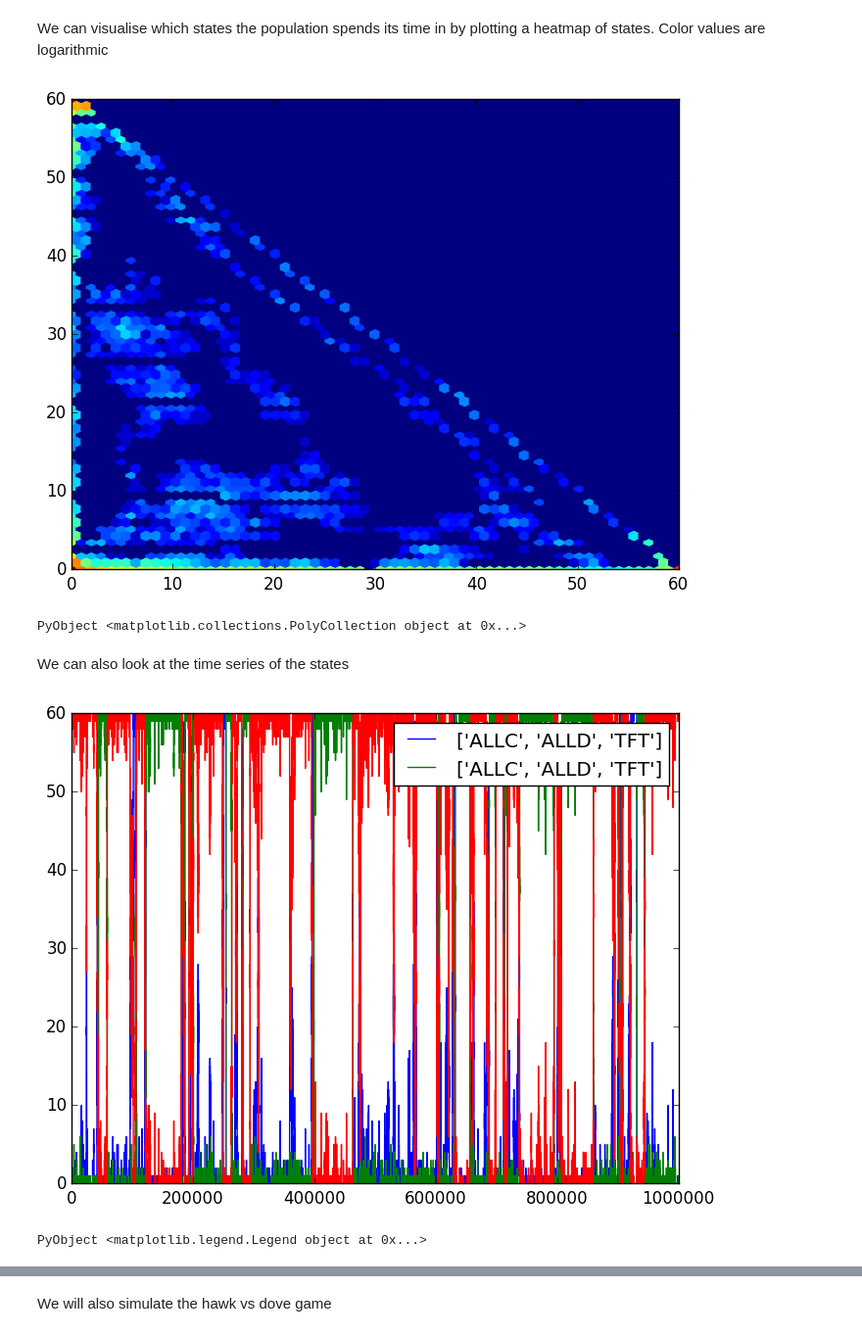
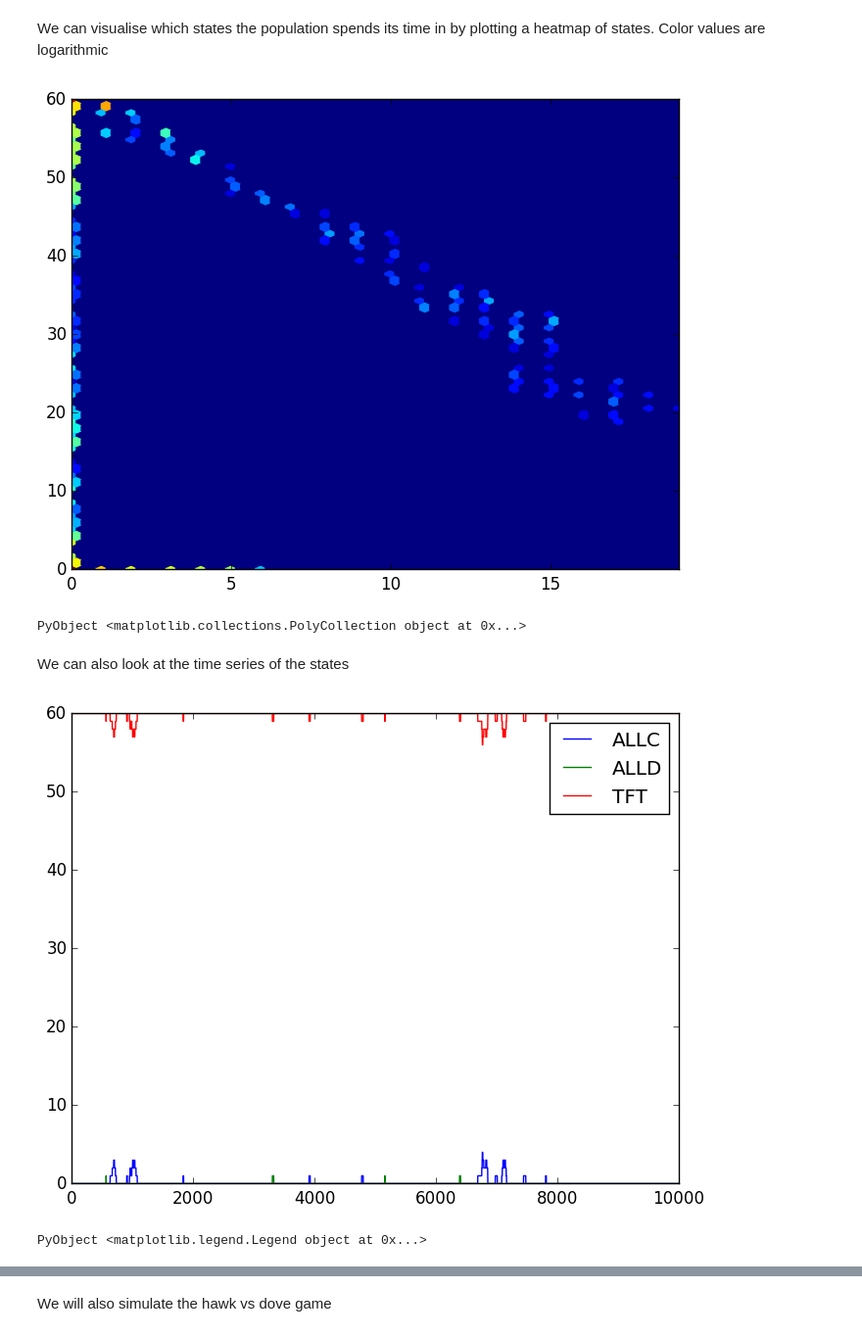
Before and after one commit to computationalevolutionarydynamics/Jedy.jl, a Jupyter notebook: notebooks/Finite Populations.ipynb, the cells around one changed output, grey strips where cells are left out. Shown at 98% size. Drawn from its saved outputs; the diff is of its cells as text; code cells hidden in the pictures.

Commit message:
Updated notebook to use new SymmetricGame type

```diff
--- a/notebooks/Finite Populations.ipynb
+++ b/notebooks/Finite Populations.ipynb
@@ -48,7 +47,7 @@ Now we will create and simulate a simple population with $N = 60$, $u = 10^{-2}$
 # Calculate initial population
 initialPop = Population([20, 20, 20])
 # Define the payoff functions
-function PayoffP1(p1strat, p2strat)
+function dilemmaPayoff(p1strat, p2strat)
     # Set values of the payoffs
     T = 5
     R = 3
@@ -64,31 +63,10 @@ function PayoffP1(p1strat, p2strat)
               R*m-c S+P*(m-1)-c R*m-c]
     return payoffMatrix[p1strat, p2strat]
 end
-function PayoffP2(p1strat, p2strat)
-    # Set values of the payoffs
-    T = 5
-    R = 3
-    P = 1
-    S = 0.1
-    # Set number of rounds to play
-    m = 10
-    # Set penalty
-    c = 0.8
-    # Hence, calculate payoff matrix
-    payoffMatrix = [R*m S*m R*m;
-              T*m P*m T + P*(m-1);
-              R*m-c S+P*(m-1)-c R*m-c]'
-    return payoffMatrix[p1strat, p2strat]
-end
 # Create the game
-S1 = {1, 2, 3}
-S2 = S1
-funcArr = Array(Function, 2)
-funcArr[1] = PayoffP1
-funcArr[2] = PayoffP2
-labels = {"ALLC", "ALLD", "TFT"}
-labels = {labels, labels}
-dilemmaGame = NormalGame(2, {S1, S2}, labels, funcArr)
+labels = Array(ASCIIString, 3)
+labels[1:3] = ["ALLC", "ALLD", "TFT"]
+dilemmaGame = SymmetricGame(2 ,labels, dilemmaPayoff)
 # Create the moran process
 dilemmaProcess = MoranProcess(initialPop, 1e-3, dilemmaGame, 1.0, "lin")
 # %% [output]
@@ -108,25 +91,25 @@ computeStationaryDistribution(dilemmaProcess)
 We can visualise which states the population spends its time in by plotting a heatmap of states. Color values are logarithmic
 # %%
 # Generate a heatmap for states
-n = 100000 # Number of iterations
+n = 10000 # Number of iterations
 timeSeries = generateTimeSeries(n, dilemmaProcess)
 plt.hexbin(timeSeries[:,1], timeSeries[:,2], gridsize = 61, bins = "log")
 # %% [output]
-[figure, old version]
+[figure, new version]
 PyObject <matplotlib.collections.PolyCollection object at 0x...>
 # %% [markdown]
 We can also look at the time series of the states
 # %%
 # Generate a timeseries
-n = 1000000 # Number of iterations
+n = 10000 # Number of iterations
 timeSeries = generateTimeSeries(n, dilemmaProcess)
 x = 1:n
 plot(x, timeSeries[:,1])
 plot(x, timeSeries[:,2])
 plot(x, timeSeries[:,3])
-legend(dilemmaProcess.game.labels[1])
+legend(dilemmaProcess.game.strategies)
 # %% [output]
-[figure, old version]
+[figure, new version]
 PyObject <matplotlib.legend.Legend object at 0x...>
 # %%
 startVal = 1e-3
```
Also changed, not shown: parts of 4 cells of this notebook.
